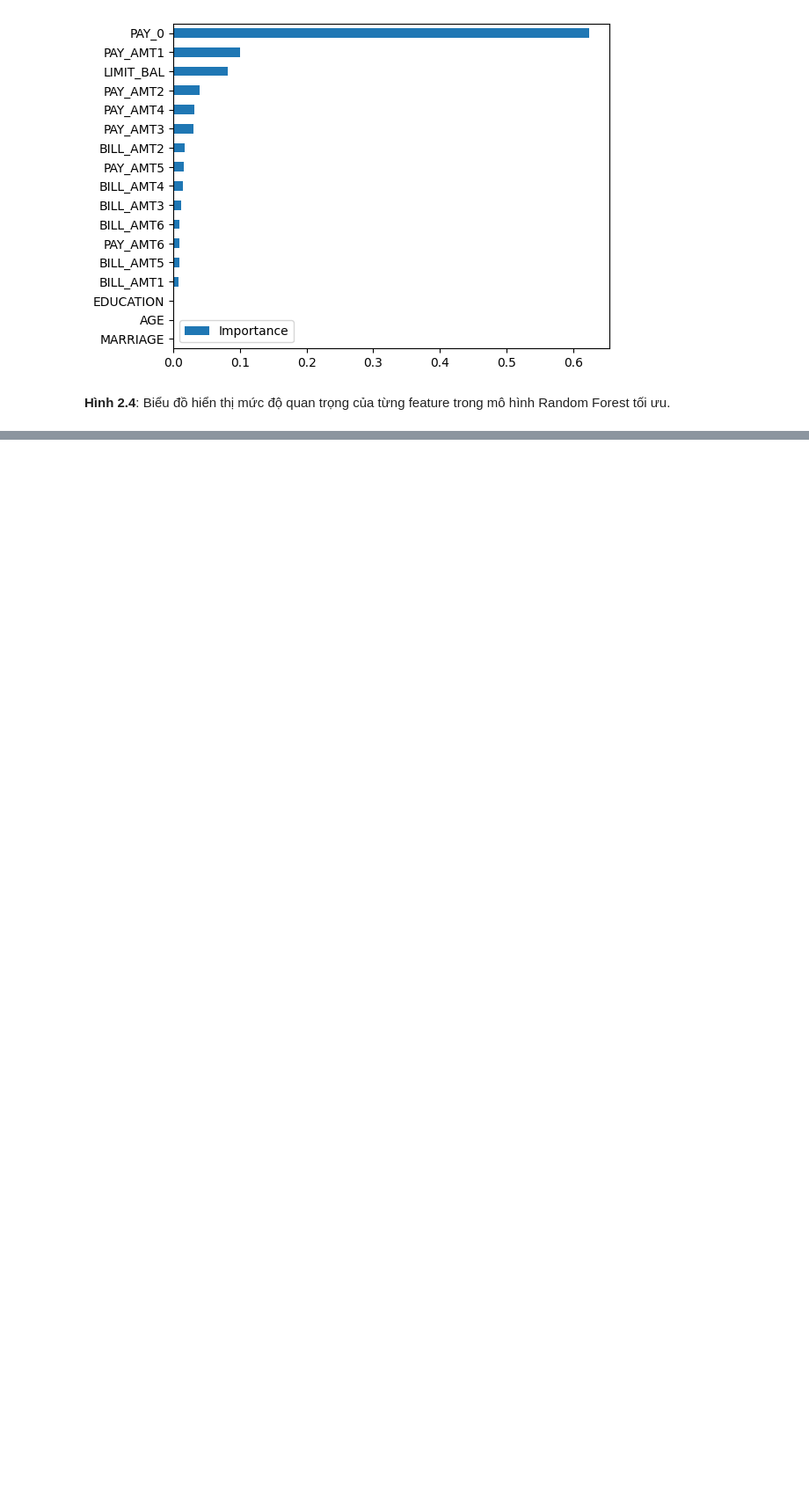
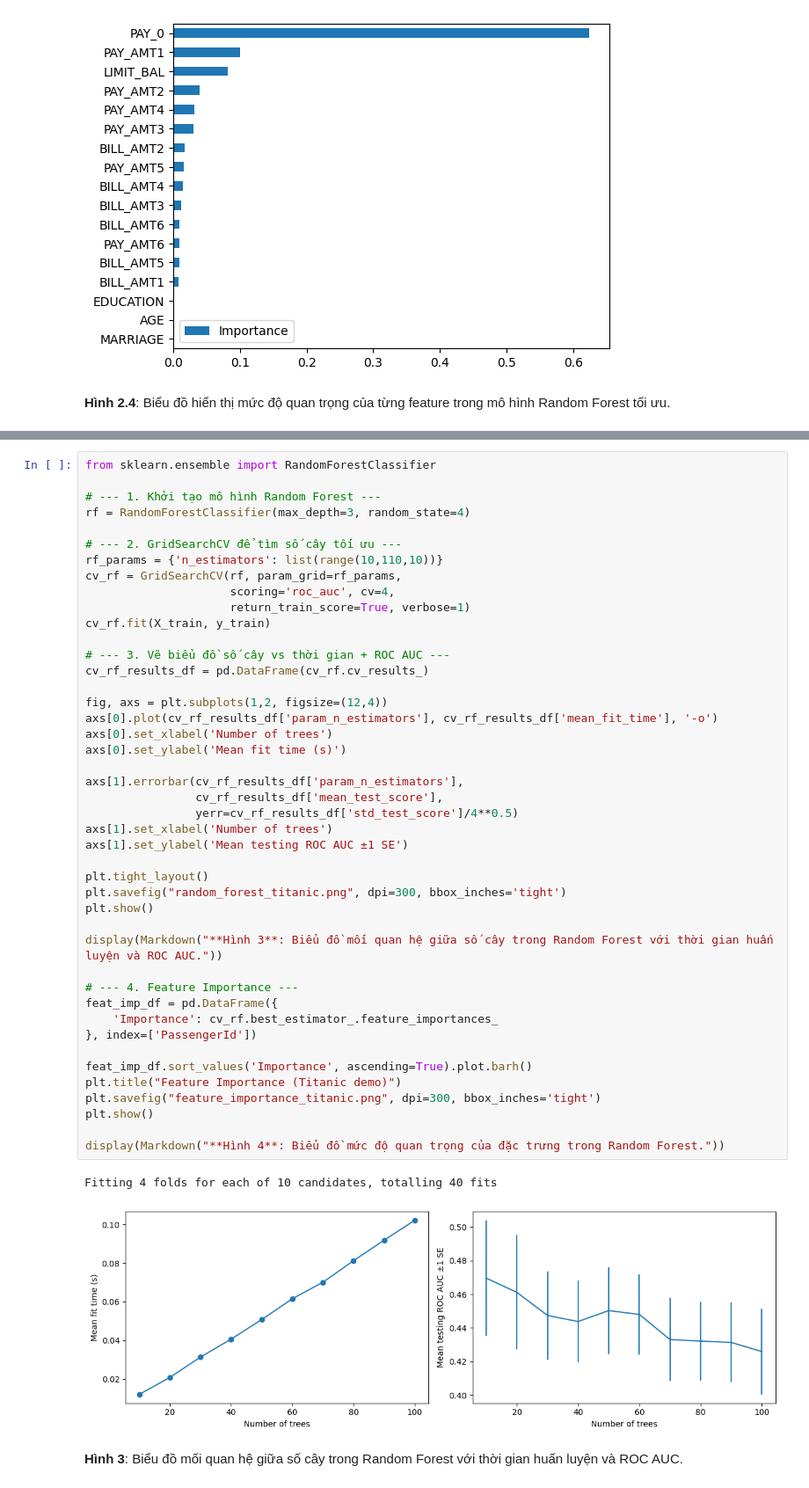
Before and after one commit to qdatether/ueh25_kythuatlaptrinh_stata_python_st3, a Jupyter notebook: Bai_tap_tren_lop/Mid-term/2.1-2.2.2.ipynb, the cells around one changed output, grey strips where cells are left out. Shown: that part at 88% size. Cells and saved outputs as stored; diff of their text form; blank space fills up the shorter version.

```diff
--- a/Bai_tap_tren_lop/Mid-term/2.1-2.2.2.ipynb
+++ b/Bai_tap_tren_lop/Mid-term/2.1-2.2.2.ipynb
@@ -387,0 +428,48 @@ display(Markdown("**Hình 2.4**: Biểu đồ hiển thị mức độ quan tr
+# %%
+from sklearn.ensemble import RandomForestClassifier
+
+# --- 1. Khởi tạo mô hình Random Forest ---
+rf = RandomForestClassifier(max_depth=3, random_state=4)
+
+# --- 2. GridSearchCV để tìm số cây tối ưu ---
+rf_params = {'n_estimators': list(range(10,110,10))}
+cv_rf = GridSearchCV(rf, param_grid=rf_params,
+                     scoring='roc_auc', cv=4,
+                     return_train_score=True, verbose=1)
+cv_rf.fit(X_train, y_train)
+
+# --- 3. Vẽ biểu đồ số cây vs thời gian + ROC AUC ---
+cv_rf_results_df = pd.DataFrame(cv_rf.cv_results_)
+
+fig, axs = plt.subplots(1,2, figsize=(12,4))
+axs[0].plot(cv_rf_results_df['param_n_estimators'], cv_rf_results_df['mean_fit_time'], '-o')
+axs[0].set_xlabel('Number of trees')
+axs[0].set_ylabel('Mean fit time (s)')
+
+axs[1].errorbar(cv_rf_results_df['param_n_estimators'],
+                cv_rf_results_df['mean_test_score'],
+                yerr=cv_rf_results_df['std_test_score']/4**0.5)
+axs[1].set_xlabel('Number of trees')
+axs[1].set_ylabel('Mean testing ROC AUC ±1 SE')
+
+plt.tight_layout()
+plt.savefig("random_forest_titanic.png", dpi=300, bbox_inches='tight')
+plt.show()
+
+display(Markdown("**Hình 3**: Biểu đồ mối quan hệ giữa số cây trong Random Forest với thời gian huấn luyện và ROC AUC."))
+
+# --- 4. Feature Importance ---
+feat_imp_df = pd.DataFrame({
+    'Importance': cv_rf.best_estimator_.feature_importances_
+}, index=['PassengerId'])
+
+feat_imp_df.sort_values('Importance', ascending=True).plot.barh()
+plt.title("Feature Importance (Titanic demo)")
+plt.savefig("feature_importance_titanic.png", dpi=300, bbox_inches='tight')
+plt.show()
+
+display(Markdown("**Hình 4**: Biểu đồ mức độ quan trọng của đặc trưng trong Random Forest."))
+# %% [output]
+Fitting 4 folds for each of 10 candidates, totalling 40 fits
+[figure, added]
+**Hình 3**: Biểu đồ mối quan hệ giữa số cây trong Random Forest với thời gian huấn luyện và ROC AUC.
```
Also changed, not shown: parts of 3 cells of this notebook, 7 other files.
